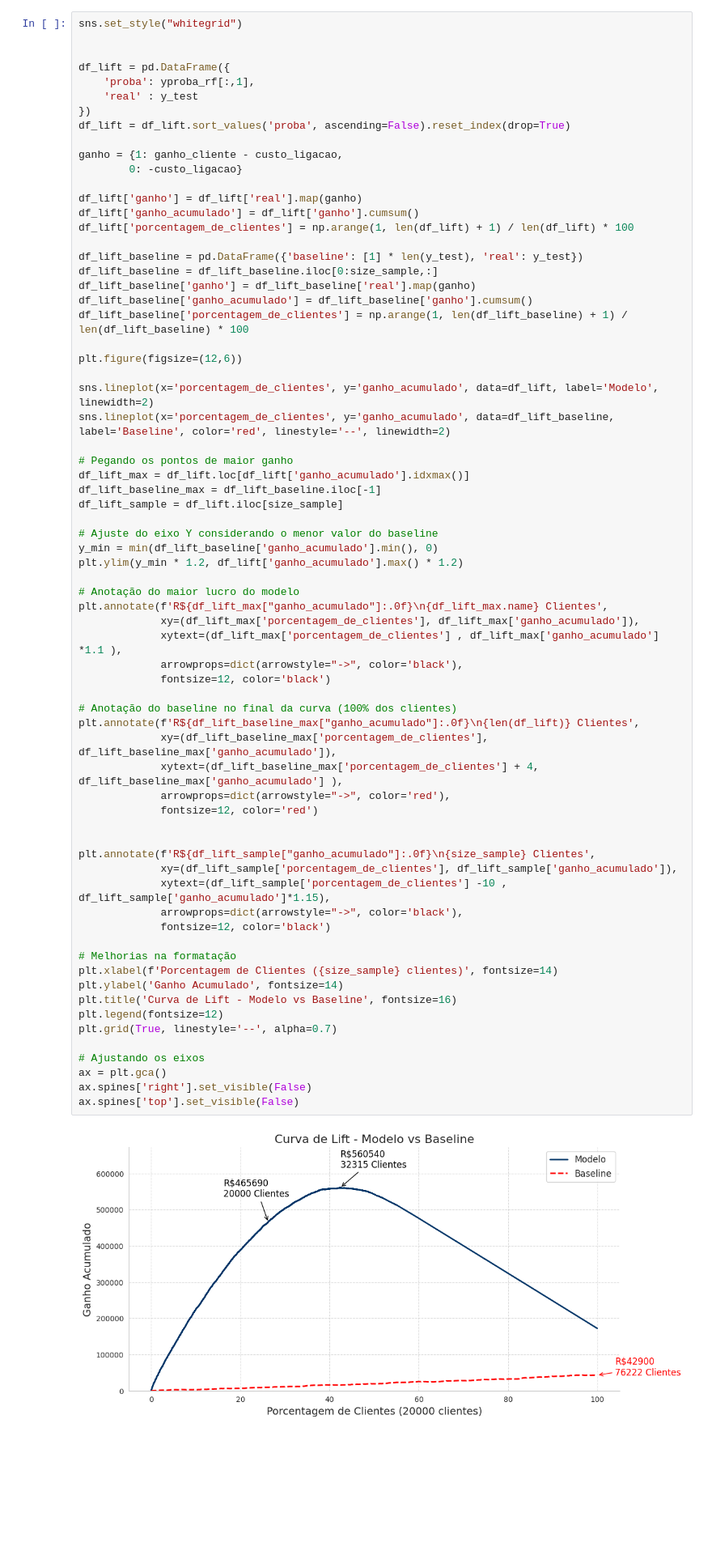
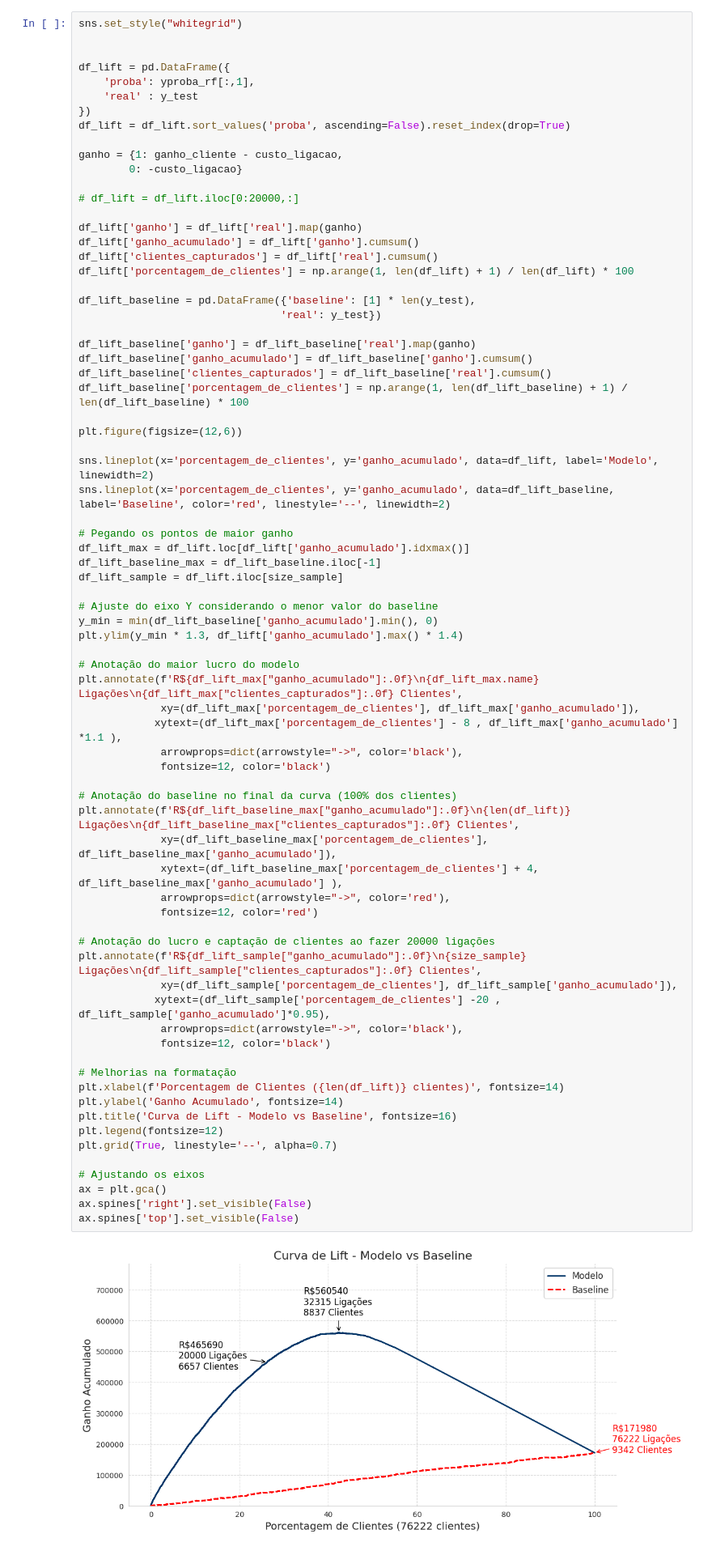
Before and after one commit to RafaelLuckner/Propensao_Compra, a Jupyter notebook: notebooks/propensao_projeto.ipynb, the cells around one changed output. Shown at 81% size. Saved outputs shown, nothing was run; the diff lists cells and outputs as text; blank space fills up the shorter version.

Commit message:
att graph traduc de negócio

```diff
--- a/notebooks/propensao_projeto.ipynb
+++ b/notebooks/propensao_projeto.ipynb
@@ -1221,14 +1221,19 @@ df_lift = df_lift.sort_values('proba', ascending=False).reset_index(drop=True)
 ganho = {1: ganho_cliente - custo_ligacao,
         0: -custo_ligacao}
 
+# df_lift = df_lift.iloc[0:20000,:]
+
 df_lift['ganho'] = df_lift['real'].map(ganho)
 df_lift['ganho_acumulado'] = df_lift['ganho'].cumsum()
+df_lift['clientes_capturados'] = df_lift['real'].cumsum()
 df_lift['porcentagem_de_clientes'] = np.arange(1, len(df_lift) + 1) / len(df_lift) * 100
 
-df_lift_baseline = pd.DataFrame({'baseline': [1] * len(y_test), 'real': y_test})
-df_lift_baseline = df_lift_baseline.iloc[0:size_sample,:]
+df_lift_baseline = pd.DataFrame({'baseline': [1] * len(y_test),
+                                'real': y_test})
+
 df_lift_baseline['ganho'] = df_lift_baseline['real'].map(ganho)
 df_lift_baseline['ganho_acumulado'] = df_lift_baseline['ganho'].cumsum()
+df_lift_baseline['clientes_capturados'] = df_lift_baseline['real'].cumsum()
 df_lift_baseline['porcentagem_de_clientes'] = np.arange(1, len(df_lift_baseline) + 1) / len(df_lift_baseline) * 100
 
 plt.figure(figsize=(12,6))
@@ -1243,39 +1248,39 @@ df_lift_sample = df_lift.iloc[size_sample]
 
 # Ajuste do eixo Y considerando o menor valor do baseline
 y_min = min(df_lift_baseline['ganho_acumulado'].min(), 0)
-plt.ylim(y_min * 1.2, df_lift['ganho_acumulado'].max() * 1.2)
+plt.ylim(y_min * 1.3, df_lift['ganho_acumulado'].max() * 1.4)
 
 # Anotação do maior lucro do modelo
-plt.annotate(f'R${df_lift_max["ganho_acumulado"]:.0f}\n{df_lift_max.name} Clientes',
+plt.annotate(f'R${df_lift_max["ganho_acumulado"]:.0f}\n{df_lift_max.name} Ligações\n{df_lift_max["clientes_capturados"]:.0f} Clientes',
              xy=(df_lift_max['porcentagem_de_clientes'], df_lift_max['ganho_acumulado']),
-             xytext=(df_lift_max['porcentagem_de_clientes'] , df_lift_max['ganho_acumulado'] *1.1 ),
+            xytext=(df_lift_max['porcentagem_de_clientes'] - 8 , df_lift_max['ganho_acumulado'] *1.1 ),
              arrowprops=dict(arrowstyle="->", color='black'),
              fontsize=12, color='black')
 
 # Anotação do baseline no final da curva (100% dos clientes)
-plt.annotate(f'R${df_lift_baseline_max["ganho_acumulado"]:.0f}\n{len(df_lift)} Clientes',
+plt.annotate(f'R${df_lift_baseline_max["ganho_acumulado"]:.0f}\n{len(df_lift)} Ligações\n{df_lift_baseline_max["clientes_capturados"]:.0f} Clientes',
              xy=(df_lift_baseline_max['porcentagem_de_clientes'], df_lift_baseline_max['ganho_acumulado']),
              xytext=(df_lift_baseline_max['porcentagem_de_clientes'] + 4, df_lift_baseline_max['ganho_acumulado'] ),
              arrowprops=dict(arrowstyle="->", color='red'),
              fontsize=12, color='red')
 
-
-plt.annotate(f'R${df_lift_sample["ganho_acumulado"]:.0f}\n{size_sample} Clientes',
+# Anotação do lucro e captação de clientes ao fazer 20000 ligações
+plt.annotate(f'R${df_lift_sample["ganho_acumulado"]:.0f}\n{size_sample} Ligações\n{df_lift_sample["clientes_capturados"]:.0f} Clientes',
              xy=(df_lift_sample['porcentagem_de_clientes'], df_lift_sample['ganho_acumulado']),
-             xytext=(df_lift_sample['porcentagem_de_clientes'] -10 , df_lift_sample['ganho_acumulado']*1.15),
+            xytext=(df_lift_sample['porcentagem_de_clientes'] -20 , df_lift_sample['ganho_acumulado']*0.95),
              arrowprops=dict(arrowstyle="->", color='black'),
              fontsize=12, color='black')
 
 # Melhorias na formatação
-plt.xlabel(f'Porcentagem de Clientes ({size_sample} clientes)', fontsize=14)
+plt.xlabel(f'Porcentagem de Clientes ({len(df_lift)} clientes)', fontsize=14)
 plt.ylabel('Ganho Acumulado', fontsize=14)
 plt.title('Curva de Lift - Modelo vs Baseline', fontsize=16)
 plt.legend(fontsize=12)
 plt.grid(True, linestyle='--', alpha=0.7)
 
 # Ajustando os eixos
 ax = plt.gca()
 ax.spines['right'].set_visible(False)
 ax.spines['top'].set_visible(False)
 # %% [output]
-[figure, old version]
+[figure, new version]
```
